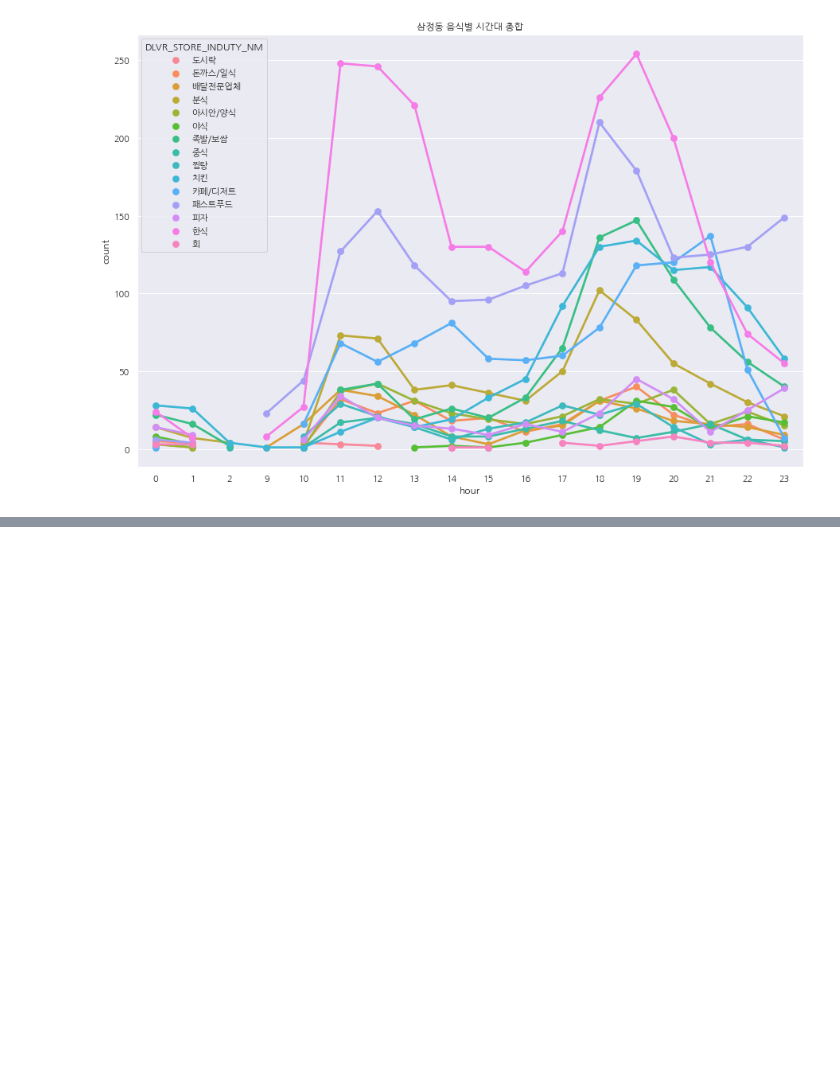
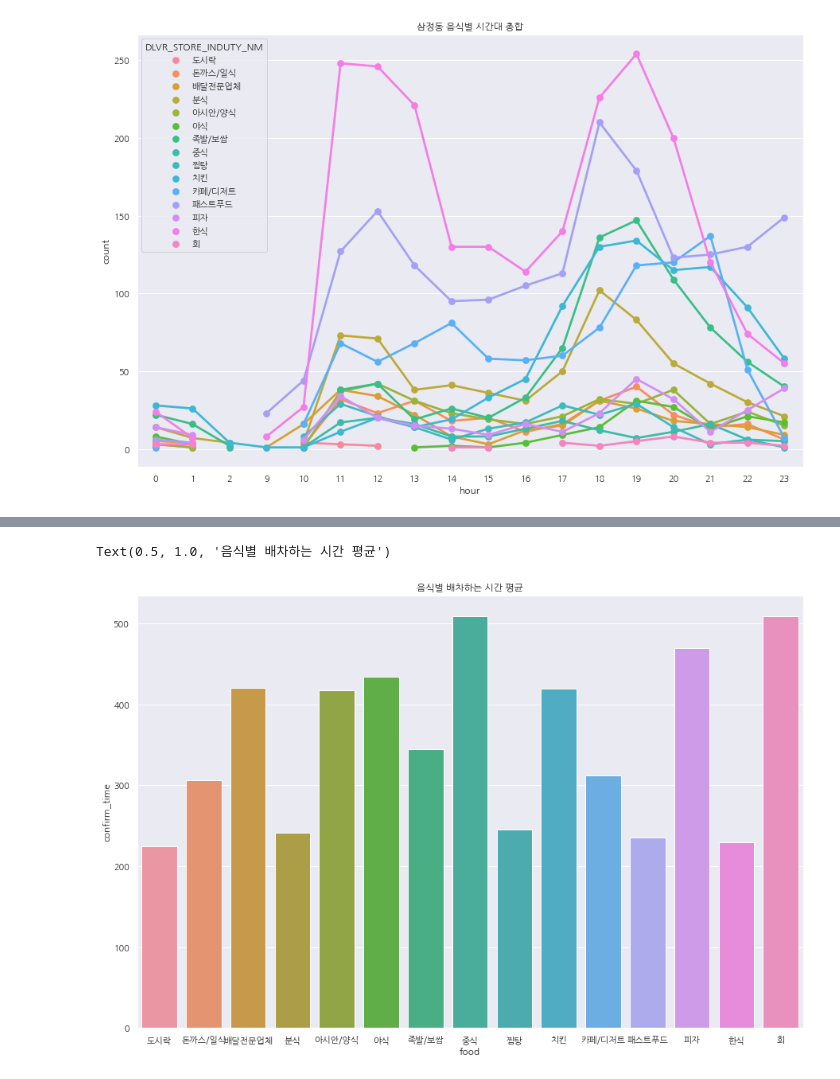
Before and after one commit to bluvory/2021_Data_analysis_contest, a Jupyter notebook: Data_Analysis.ipynb, the cells around one changed output, grey strips where cells are left out. Cells and saved outputs as stored; diff of their text form; code cells hidden in the pictures; blank space fills up the shorter version.

```diff
--- a/Data_Analysis.ipynb
+++ b/Data_Analysis.ipynb
@@ -985,0 +992,13 @@ Text(0.5, 1.0, '삼정동 음식별 시간대 총합')
+# %%
+sns.set(font="NanumGothic",
+        rc={"axes.unicode_minus":False},
+        style='darkgrid')
+# %%
+fig = plt.figure(figsize=(15, 10))
+sns.barplot(x='food',
+              y='confirm_time',
+              data=df.groupby(['food'])['confirm_time'].mean().reset_index())
+plt.title('음식별 배차하는 시간 평균')
+# %% [output]
+Text(0.5, 1.0, '음식별 배차하는 시간 평균')
+[figure, added]
```
Also changed, not shown: parts of 48 cells of this notebook.
